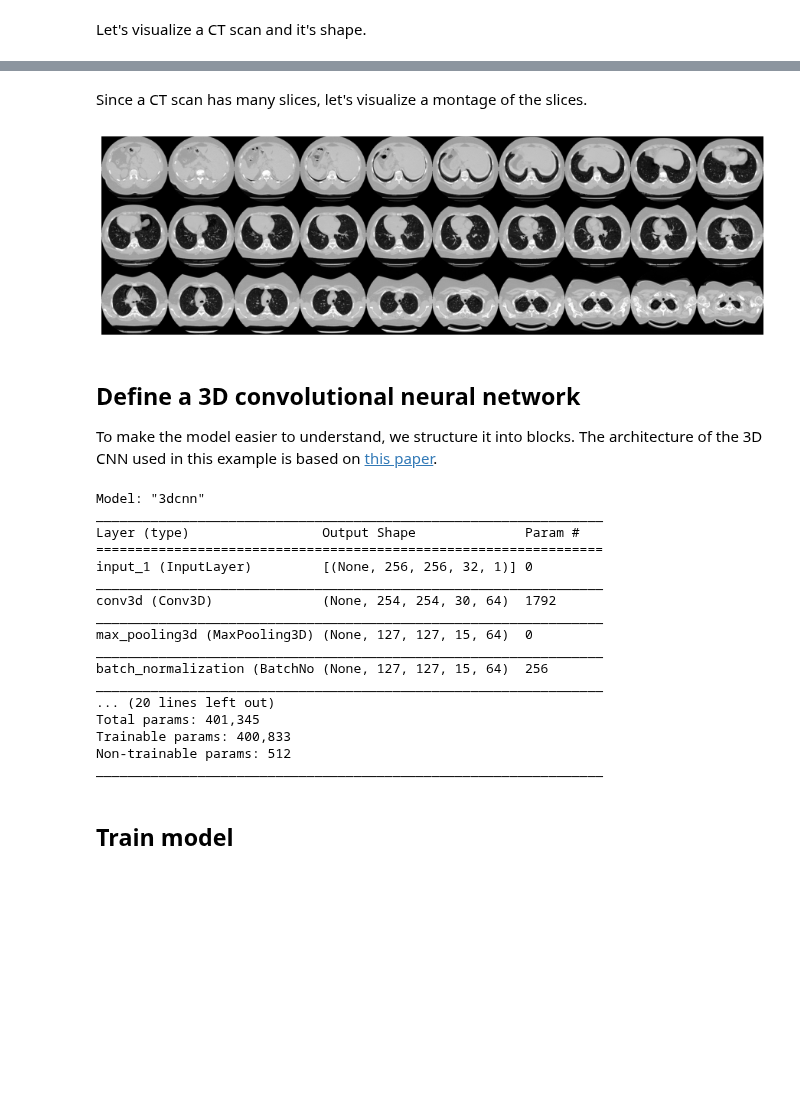
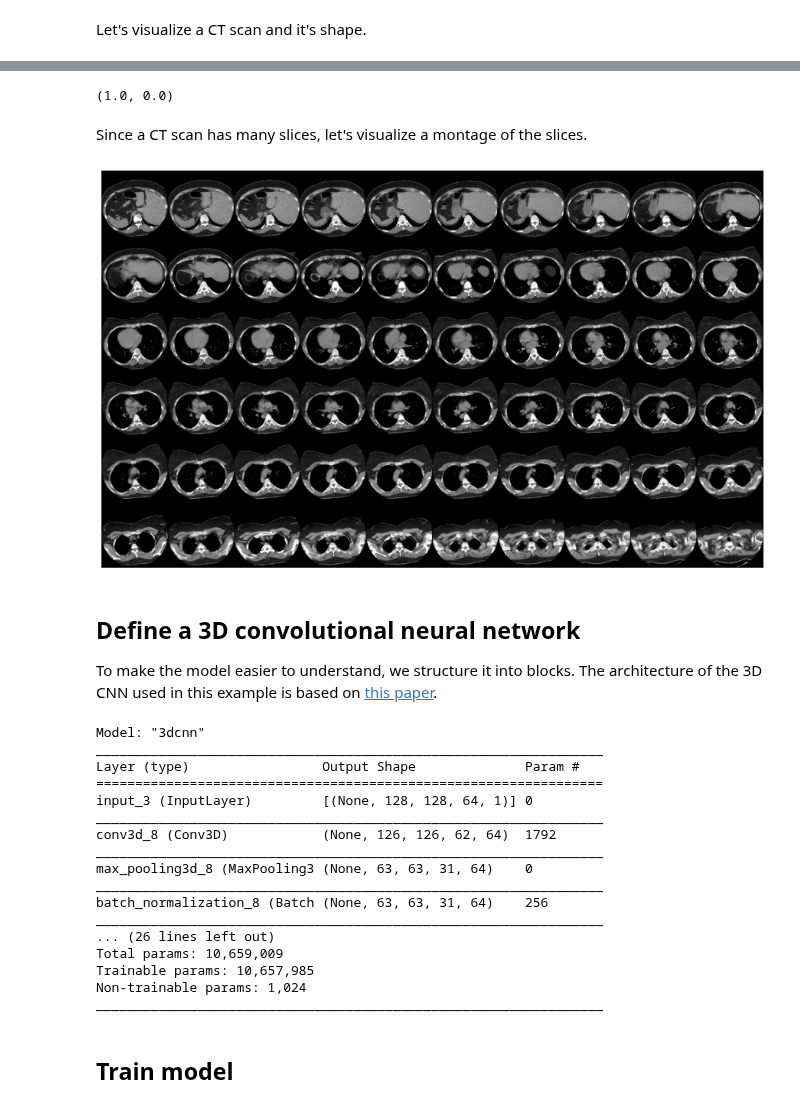
Before and after one commit to hasibzunair/3D-image-classification-tutorial, a Jupyter notebook: testnotebook.ipynb, the cells around one changed output, grey strips where cells are left out. Cells and saved outputs as stored; diff of their text form; code cells hidden in the pictures; blank space fills up the shorter version.

Commit message:
run training on new data input pipeline [not stable]

```diff
--- a/testnotebook.ipynb
+++ b/testnotebook.ipynb
@@ -90,11 +85,11 @@ print("CT scans with abnormal lung tissue: " + str(len(abnormal_scan_paths)))
 abnormal_labels = np.array([1 for _ in range(len(abnormal_scan_paths))])
 normal_labels = np.array([0 for _ in range(len(normal_scan_paths))])
 
-# Split data in the ratio 70-30 for training and validation.
-x_train = np.concatenate((abnormal_scan_paths[:70], normal_scan_paths[:70]), axis=0)
-y_train = np.concatenate((abnormal_labels[:70], normal_labels[:70]), axis=0)
-x_val = np.concatenate((abnormal_scan_paths[70:], normal_scan_paths[70:]), axis=0)
-y_val = np.concatenate((abnormal_labels[70:], normal_labels[70:]), axis=0)
+# Split data in the ratio 80-20 for training and validation.
+x_train = np.concatenate((abnormal_scan_paths[:80], normal_scan_paths[:80]), axis=0)
+y_train = np.concatenate((abnormal_labels[:80], normal_labels[:80]), axis=0)
+x_val = np.concatenate((abnormal_scan_paths[80:], normal_scan_paths[80:]), axis=0)
+y_val = np.concatenate((abnormal_labels[80:], normal_labels[80:]), axis=0)
 print(
     "Number of samples in train and validation are %d and %d."
     % (x_train.shape[0], x_val.shape[0])
@@ -321,7 +246,7 @@ it to have values between 0 and 1. For the validation data, the volumes are only
 train_loader = tf.data.Dataset.from_tensor_slices((x_train, y_train))
 validation_loader = tf.data.Dataset.from_tensor_slices((x_val, y_val))
 
-batch_size = 5
+batch_size = 8
 # Augment the on the fly during training.
 train_dataset = (
     train_loader.shuffle(len(x_train))
@@ -354,36 +279,40 @@ Dimension of the CT scan is: (256, 256, 32, 1)
+# %%
+np.max(image), np.min(image)
+# %% [output]
+(1.0, 0.0)
 # %% [markdown]
 Since a CT scan has many slices, let's visualize a montage of the slices.
 # %%
 def plot_slices(num_rows, num_columns, width, height, data):
     """Plot a montage of CT slices"""
     data = np.rot90(np.array(data))
     data = np.transpose(data)
     data = np.reshape(data, (num_rows, num_columns, width, height))
     rows_data, columns_data = data.shape[0], data.shape[1]
     heights = [slc[0].shape[0] for slc in data]
     widths = [slc.shape[1] for slc in data[0]]
     fig_width = 12.0
     fig_height = fig_width * sum(heights) / sum(widths)
     f, axarr = plt.subplots(
         rows_data,
         columns_data,
         figsize=(fig_width, fig_height),
         gridspec_kw={"height_ratios": heights},
     )
     for i in range(rows_data):
         for j in range(columns_data):
             axarr[i, j].imshow(data[i][j], cmap="gray")
             axarr[i, j].axis("off")
     plt.subplots_adjust(wspace=0, hspace=0, left=0, right=1, bottom=0, top=1)
     plt.show()
 
 
 # Display 30 slices from the CT scan.
-# Here we visualize 30 slices, 3 rows and 10 columns
+# Here we visualize 60 slices, 6 rows and 10 columns
 # adapt it according to your need.
-plot_slices(3, 10, 256, 256, image[:, :, :30])
+plot_slices(6, 10, 128, 128, image[:, :, :60])
 # %% [output]
-[figure, old version]
+[figure, new version]
 # %% [markdown]
 ## Define a 3D convolutional neural network
 
@@ -391,7 +320,7 @@ To make the model easier to understand, we structure it into blocks.
 The architecture of the 3D CNN used in this example
 is based on [this paper](https://arxiv.org/abs/2007.13224).
 # %%
-def get_model(width=256, height=256, depth=32):
+def get_model(width=128, height=128, depth=64):
     """build a 3D convolutional neural network model"""
 
     inputs = keras.Input((width, height, depth, 1))
@@ -408,13 +337,14 @@ def get_model(width=256, height=256, depth=32):
     x = layers.MaxPool3D(pool_size=2)(x)
     x = layers.BatchNormalization()(x)
 
-    #x = layers.Conv3D(filters=256, kernel_size=3, activation="relu")(x)
-    #x = layers.MaxPool3D(pool_size=2)(x)
-    #x = layers.BatchNormalization()(x)
+    x = layers.Conv3D(filters=256, kernel_size=3, activation="relu")(x)
+    x = layers.MaxPool3D(pool_size=2)(x)
+    x = layers.BatchNormalization()(x)
 
-    x = layers.GlobalAveragePooling3D()(x)
+    x = layers.Flatten()(x)
+    #x = layers.GlobalAveragePooling3D()(x)
     x = layers.Dense(units=512, activation="relu")(x)
-    x = layers.Dropout(0.3)(x)
+    x = layers.Dropout(0.5)(x)
 
     outputs = layers.Dense(units=1, activation="sigmoid")(x)
 
@@ -424,23 +354,23 @@ def get_model(width=256, height=256, depth=32):
 
 
 # Build model.
-model = get_model(width=256, height=256, depth=32)
+model = get_model(width=128, height=128, depth=64)
 model.summary()
 # %% [output]
 Model: "3dcnn"
 _________________________________________________________________
 Layer (type)                 Output Shape              Param #
 =================================================================
-input_1 (InputLayer)         [(None, 256, 256, 32, 1)] 0
+input_3 (InputLayer)         [(None, 128, 128, 64, 1)] 0
 _________________________________________________________________
-conv3d (Conv3D)              (None, 254, 254, 30, 64)  1792
+conv3d_8 (Conv3D)            (None, 126, 126, 62, 64)  1792
 _________________________________________________________________
-max_pooling3d (MaxPooling3D) (None, 127, 127, 15, 64)  0
+max_pooling3d_8 (MaxPooling3 (None, 63, 63, 31, 64)    0
 _________________________________________________________________
-batch_normalization (BatchNo (None, 127, 127, 15, 64)  256
+batch_normalization_8 (Batch (None, 63, 63, 31, 64)    256
 _________________________________________________________________
-... (20 lines left out)
-Total params: 401,345
-Trainable params: 400,833
-Non-trainable params: 512
+... (26 lines left out)
+Total params: 10,659,009
+Trainable params: 10,657,985
+Non-trainable params: 1,024
 _________________________________________________________________
```
Also changed, not shown: parts of 9 cells of this notebook.
